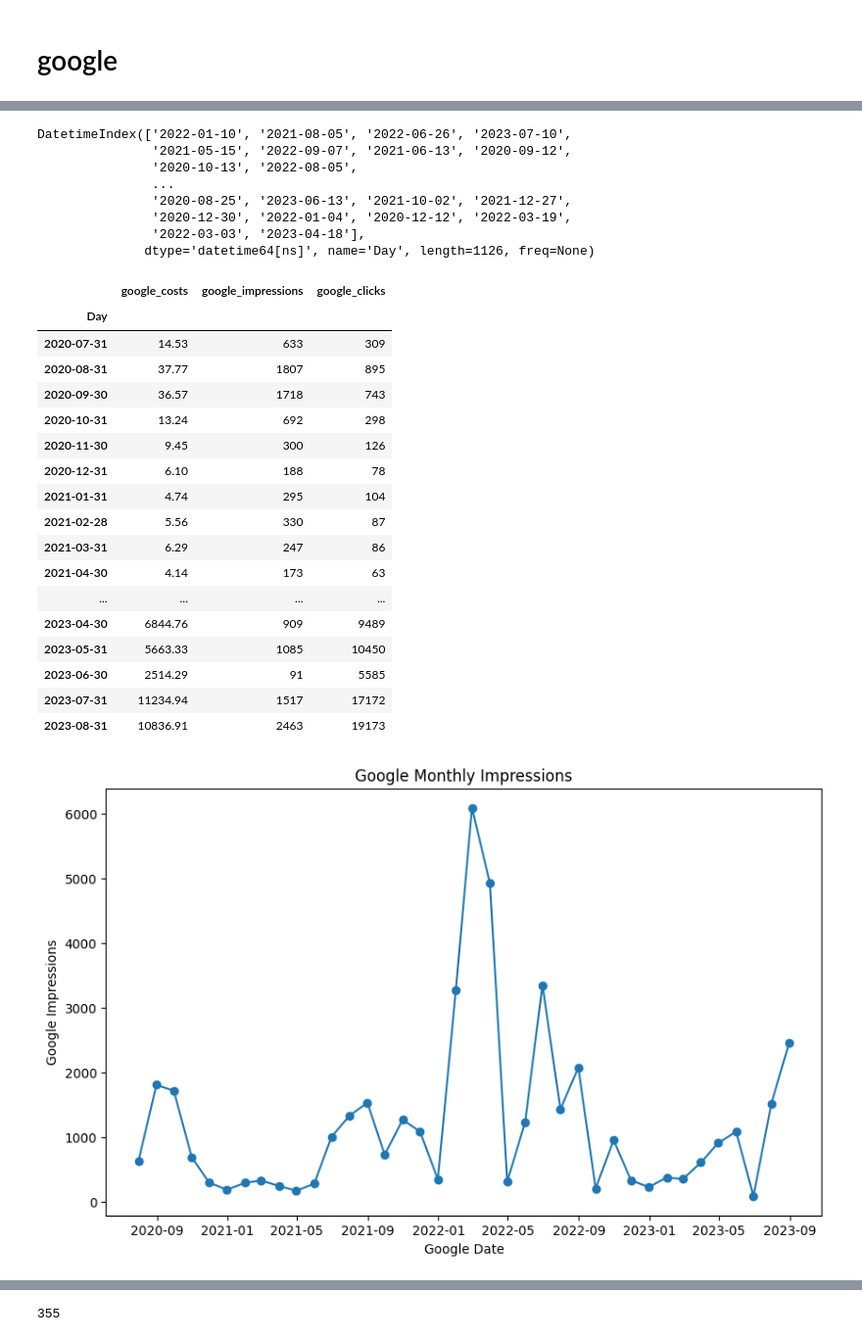
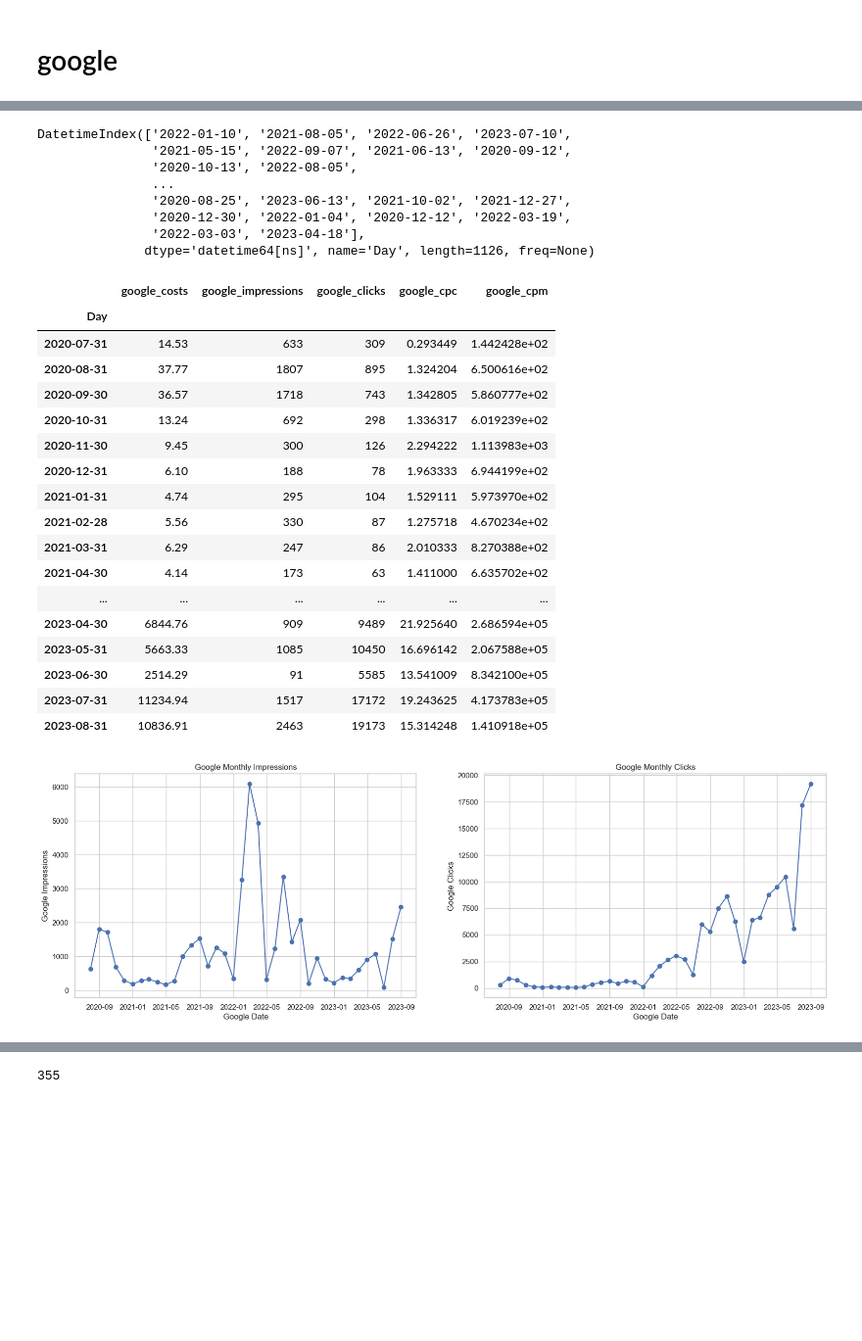
Before and after one commit to data-Zee/MMM-project-lewagon, a Jupyter notebook: notebooks/EDA-noa.ipynb, the cells around one changed output, grey strips where cells are left out. Shown at 98% size. Drawn from its saved outputs; the diff is of its cells as text; code cells hidden in the pictures; blank space fills up the shorter version.

```diff
--- a/notebooks/EDA-noa.ipynb
+++ b/notebooks/EDA-noa.ipynb
@@ -194,3 +167,11 @@ df
 # %%
 df["working_day"]=0
 df.loc[df["Day"].dt.weekday<5,"working_day"]=1
+# %%
+fb_data['fb_cpc']=fb_data['fb_costs']/fb_data['fb_clicks']
+tt_data['tt_cpc']=tt_data['tt_costs']/tt_data['tt_clicks']
+google_data['google_cpc']=google_data['google_costs']/google_data['google_clicks']
+# %%
+fb_data['fb_cpm']=(fb_data['fb_costs']/fb_data['fb_impressions'])*1000
+tt_data['tt_cpm']=(tt_data['tt_costs']/tt_data['tt_impressions'])*1000
+google_data['google_cpm']=(google_data['google_costs']/google_data['google_impressions'])*1000
@@ -246,0 +246,2 @@ Index(['Day', 'google_costs', 'google_impressions', 'google_clicks'], dtype='obj
+# %%
+google_data.sort_values(by='Day', inplace=True)
@@ -292,37 +318,52 @@ DatetimeIndex(['2022-01-10', '2021-08-05', '2022-06-26', '2023-07-10',
                '2020-12-30', '2022-01-04', '2020-12-12', '2022-03-19',
                '2022-03-03', '2023-04-18'],
               dtype='datetime64[ns]', name='Day', length=1126, freq=None)
-|  | google_costs | google_impressions | google_clicks |
-| Day |  |  |  |
-| 2020-07-31 | 14.53 | 633 | 309 |
-| 2020-08-31 | 37.77 | 1807 | 895 |
-| 2020-09-30 | 36.57 | 1718 | 743 |
-| 2020-10-31 | 13.24 | 692 | 298 |
-| 2020-11-30 | 9.45 | 300 | 126 |
-| 2020-12-31 | 6.10 | 188 | 78 |
-| 2021-01-31 | 4.74 | 295 | 104 |
-| 2021-02-28 | 5.56 | 330 | 87 |
-| 2021-03-31 | 6.29 | 247 | 86 |
-| 2021-04-30 | 4.14 | 173 | 63 |
-| ... | ... | ... | ... |
-| 2023-04-30 | 6844.76 | 909 | 9489 |
-| 2023-05-31 | 5663.33 | 1085 | 10450 |
-| 2023-06-30 | 2514.29 | 91 | 5585 |
-| 2023-07-31 | 11234.94 | 1517 | 17172 |
-| 2023-08-31 | 10836.91 | 2463 | 19173 |
+|  | google_costs | google_impressions | google_clicks | google_cpc | google_cpm |
+| Day |  |  |  |  |  |
+| 2020-07-31 | 14.53 | 633 | 309 | 0.293449 | 1.442428e+02 |
+| 2020-08-31 | 37.77 | 1807 | 895 | 1.324204 | 6.500616e+02 |
+| 2020-09-30 | 36.57 | 1718 | 743 | 1.342805 | 5.860777e+02 |
+| 2020-10-31 | 13.24 | 692 | 298 | 1.336317 | 6.019239e+02 |
+| 2020-11-30 | 9.45 | 300 | 126 | 2.294222 | 1.113983e+03 |
+| 2020-12-31 | 6.10 | 188 | 78 | 1.963333 | 6.944199e+02 |
+| 2021-01-31 | 4.74 | 295 | 104 | 1.529111 | 5.973970e+02 |
+| 2021-02-28 | 5.56 | 330 | 87 | 1.275718 | 4.670234e+02 |
+| 2021-03-31 | 6.29 | 247 | 86 | 2.010333 | 8.270388e+02 |
+| 2021-04-30 | 4.14 | 173 | 63 | 1.411000 | 6.635702e+02 |
+| ... | ... | ... | ... | ... | ... |
+| 2023-04-30 | 6844.76 | 909 | 9489 | 21.925640 | 2.686594e+05 |
+| 2023-05-31 | 5663.33 | 1085 | 10450 | 16.696142 | 2.067588e+05 |
+| 2023-06-30 | 2514.29 | 91 | 5585 | 13.541009 | 8.342100e+05 |
+| 2023-07-31 | 11234.94 | 1517 | 17172 | 19.243625 | 4.173783e+05 |
+| 2023-08-31 | 10836.91 | 2463 | 19173 | 15.314248 | 1.410918e+05 |
 # %%
-#mothly changes
-plt.figure(figsize=(10, 6))
+
+# Set the figure size
+plt.figure(figsize=(20, 6))
+
+# Create subplots in a 1x2 grid
+plt.subplot(1, 2, 1)
+
 
 # Plot the 'impressions' column
 plt.plot(google_data_monthly.index, google_data_monthly['google_impressions'], marker='o')
 
 # Set plot title and labels
 plt.title('Google Monthly Impressions')
 plt.xlabel('Google Date')
 plt.ylabel('Google Impressions')
 
+
+plt.subplot(1, 2, 2)
+# Plot the 'impressions' column
+plt.plot(google_data_monthly.index, google_data_monthly['google_clicks'], marker='o')
+
+# Set plot title and labels
+plt.title('Google Monthly Clicks')
+plt.xlabel('Google Date')
+plt.ylabel('Google Clicks')
+
 # Show the plot
 plt.show()
 # %% [output]
-[figure, old version]
+[figure, new version]
```
Also changed, not shown: parts of 101 cells of this notebook, 2 other files.
